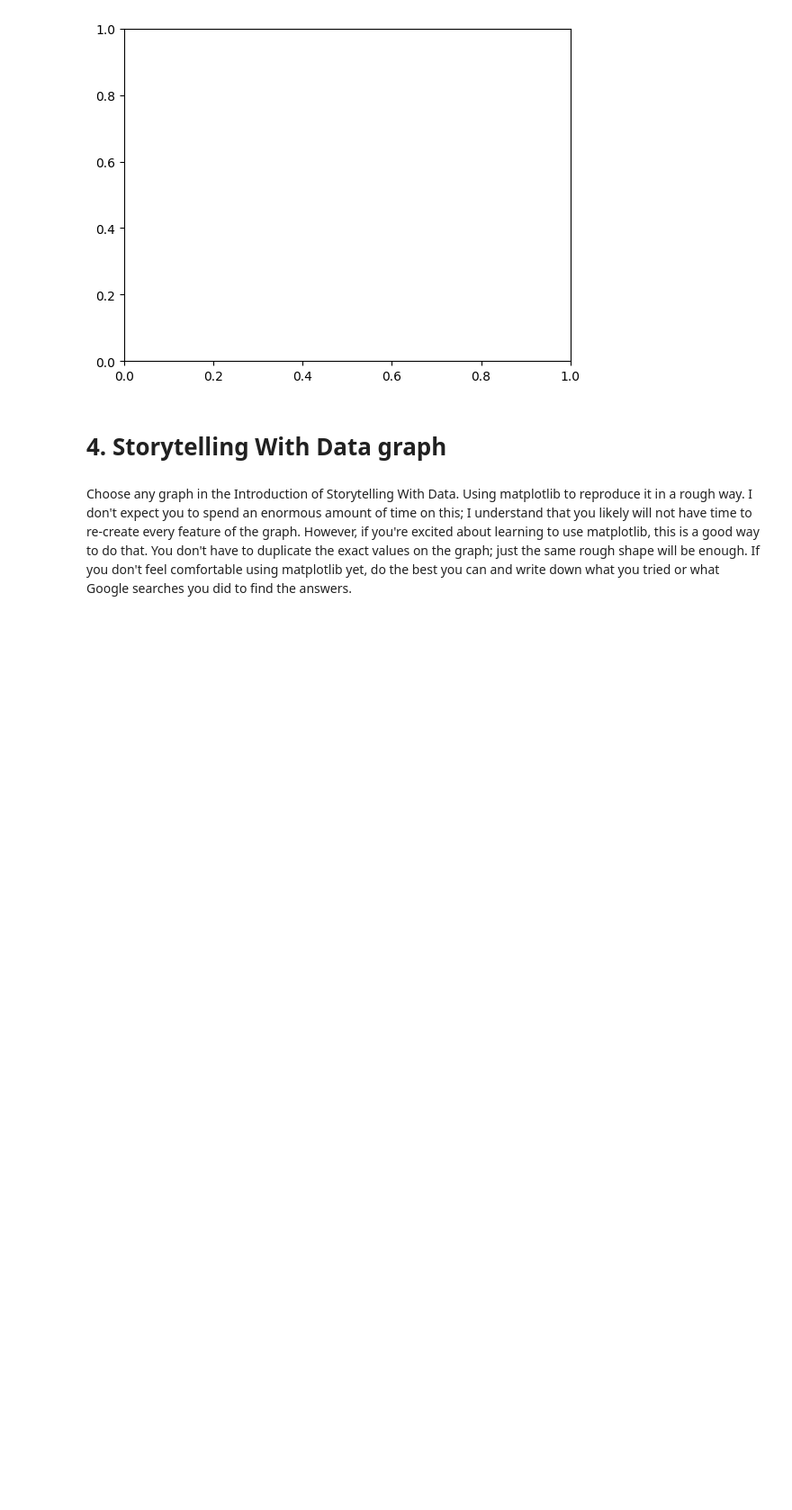
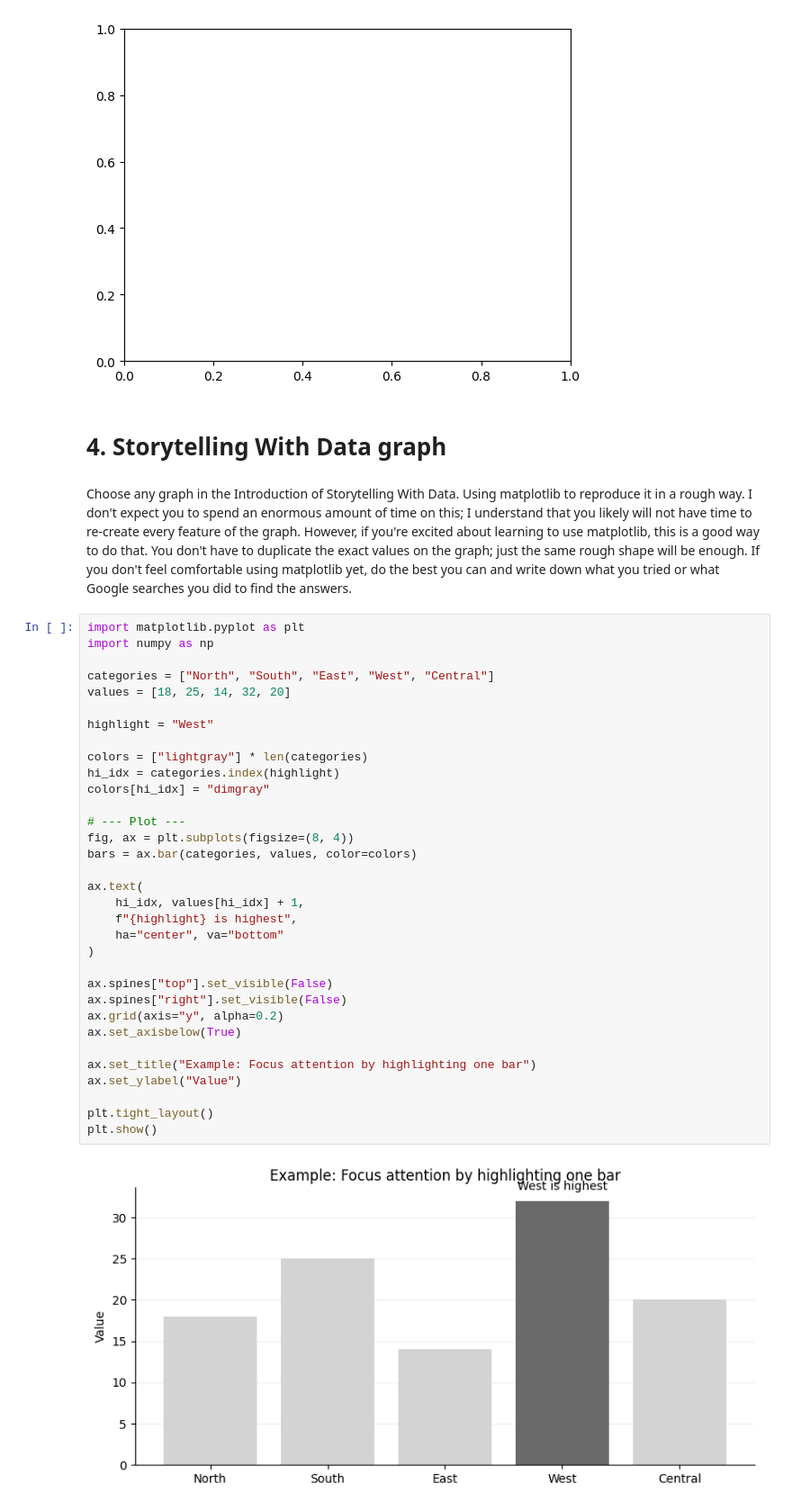
Before and after one commit to aarondan-create/Module-B-semester-2, a Jupyter notebook: OMDS-ModB2-Week1-Daniels-Aaron.ipynb, the cells around one changed output. Shown at 90% size. Drawn from its saved outputs; the diff is of its cells as text; blank space fills up the shorter version.

```diff
--- a/OMDS-ModB2-Week1-Daniels-Aaron.ipynb
+++ b/OMDS-ModB2-Week1-Daniels-Aaron.ipynb
@@ -472,3 +472,38 @@ NameError: name 'df2' is not defined
 # 4. Storytelling With Data graph
 # %% [markdown]
 Choose any graph in the Introduction of Storytelling With Data.  Using matplotlib to reproduce it in a rough way.  I don't expect you to spend an enormous amount of time on this; I understand that you likely will not have time to re-create every feature of the graph.  However, if you're excited about learning to use matplotlib, this is a good way to do that.  You don't have to duplicate the exact values on the graph; just the same rough shape will be enough.  If you don't feel comfortable using matplotlib yet, do the best you can and write down what you tried or what Google searches you did to find the answers.
+# %%
+import matplotlib.pyplot as plt
+import numpy as np
+
+categories = ["North", "South", "East", "West", "Central"]
+values = [18, 25, 14, 32, 20]
+
+highlight = "West"
+
+colors = ["lightgray"] * len(categories)
+hi_idx = categories.index(highlight)
+colors[hi_idx] = "dimgray"
+
+# --- Plot ---
+fig, ax = plt.subplots(figsize=(8, 4))
+bars = ax.bar(categories, values, color=colors)
+
+ax.text(
+    hi_idx, values[hi_idx] + 1,
+    f"{highlight} is highest",
+    ha="center", va="bottom"
+)
+
+ax.spines["top"].set_visible(False)
+ax.spines["right"].set_visible(False)
+ax.grid(axis="y", alpha=0.2)
+ax.set_axisbelow(True)
+
+ax.set_title("Example: Focus attention by highlighting one bar")
+ax.set_ylabel("Value")
+
+plt.tight_layout()
+plt.show()
+# %% [output]
+[figure, added]
```
Also changed, not shown: 1 other file.
